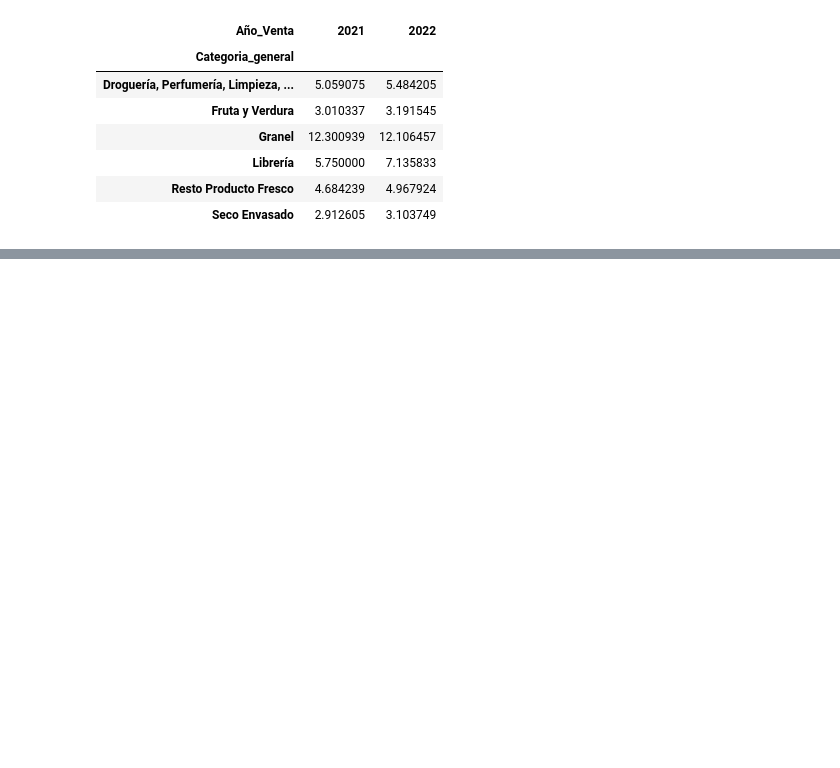
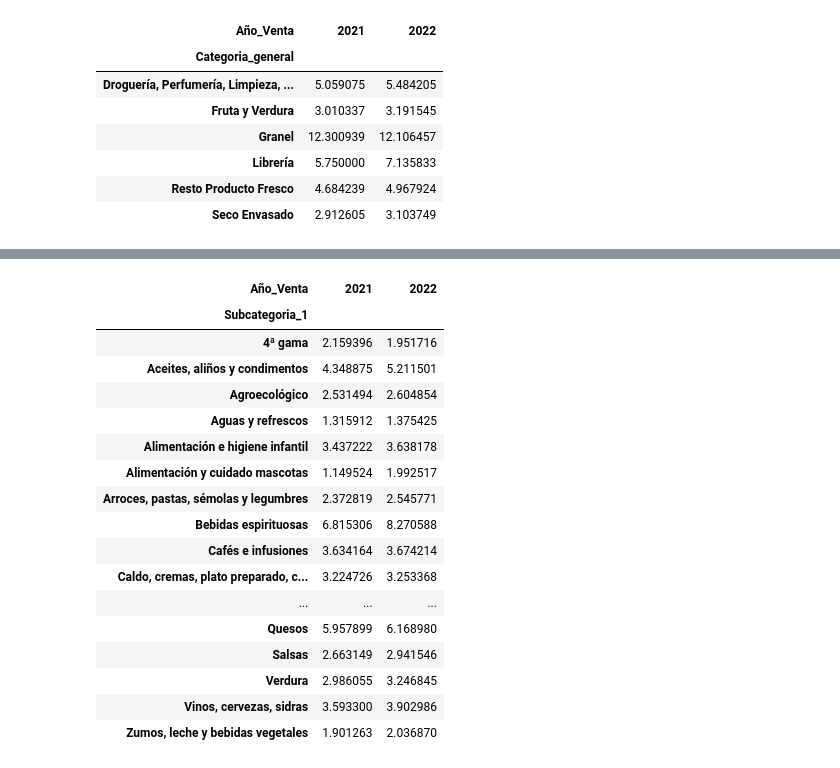
Before and after one commit to Factoria-F5-AI-Bootcamp-1-Edicion/Proyecto_Osa, a Jupyter notebook: EDA_Osa.ipynb, the cells around one changed output, grey strips where cells are left out. Cells and saved outputs as stored; diff of their text form; code cells hidden in the pictures; blank space fills up the shorter version.

```diff
--- a/EDA_Osa.ipynb
+++ b/EDA_Osa.ipynb
@@ -683,0 +720,23 @@ plt.show()
+# %%
+# Comparación de flujo de ventas para 2021 y 2022 por subcategoría 1
+Variacion_Venta_SubCatego1 = Osa_df.pivot_table(index='Subcategoria_1',columns= str('Año_Venta'),values='Precio_Prod', aggfunc='mean')
+Variacion_Venta_SubCatego1
+# %% [output]
+| Año_Venta | 2021 | 2022 |
+| Subcategoria_1 |  |  |
+| 4ª gama | 2.159396 | 1.951716 |
+| Aceites, aliños y condimentos | 4.348875 | 5.211501 |
+| Agroecológico | 2.531494 | 2.604854 |
+| Aguas y refrescos | 1.315912 | 1.375425 |
+| Alimentación e higiene infantil | 3.437222 | 3.638178 |
+| Alimentación y cuidado mascotas | 1.149524 | 1.992517 |
+| Arroces, pastas, sémolas y legumbres | 2.372819 | 2.545771 |
+| Bebidas espirituosas | 6.815306 | 8.270588 |
+| Cafés e infusiones | 3.634164 | 3.674214 |
+| Caldo, cremas, plato preparado, c... | 3.224726 | 3.253368 |
+| ... | ... | ... |
+| Quesos | 5.957899 | 6.168980 |
+| Salsas | 2.663149 | 2.941546 |
+| Verdura | 2.986055 | 3.246845 |
+| Vinos, cervezas, sidras | 3.593300 | 3.902986 |
+| Zumos, leche y bebidas vegetales | 1.901263 | 2.036870 |
```
Also changed, not shown: parts of 18 cells of this notebook.
